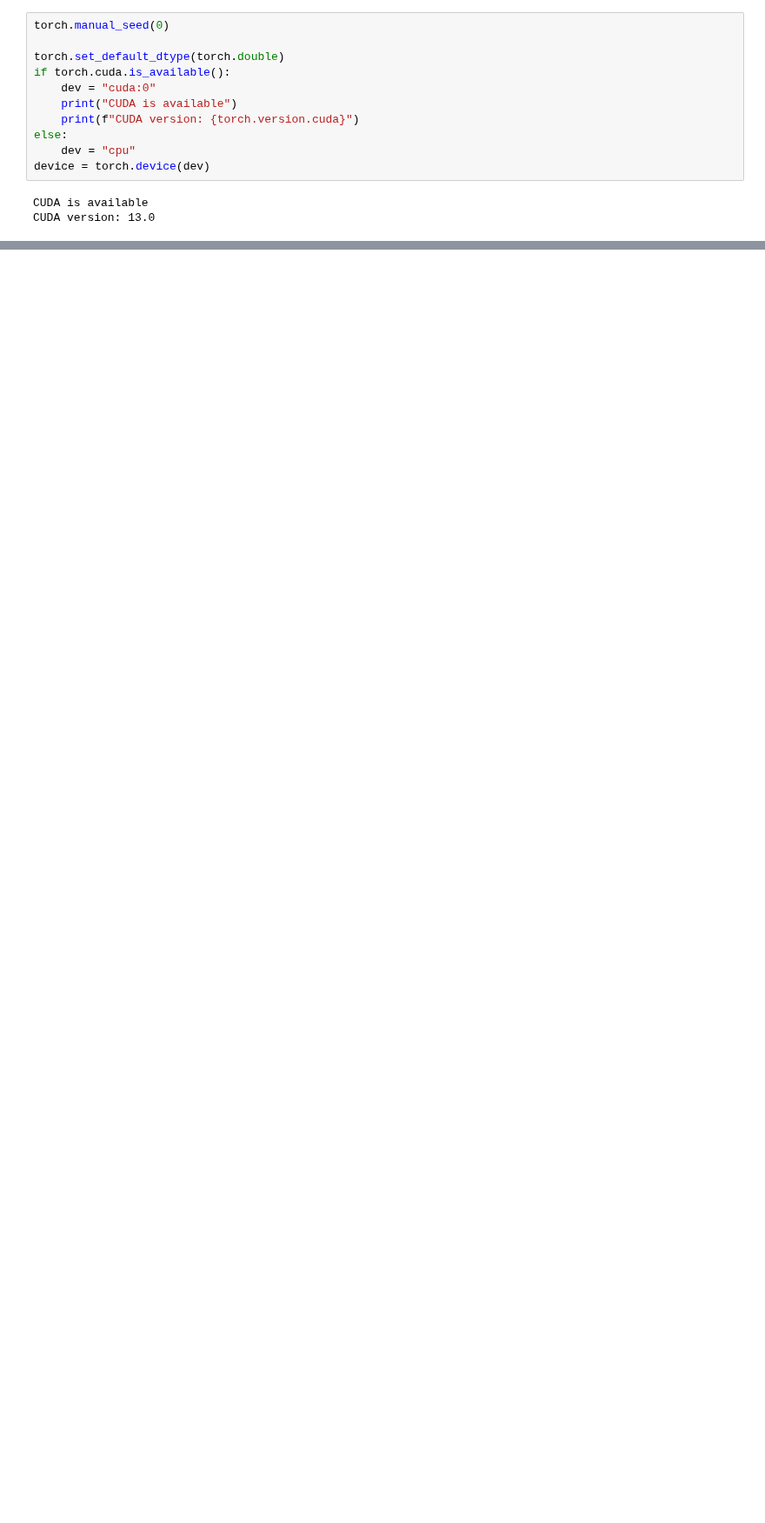
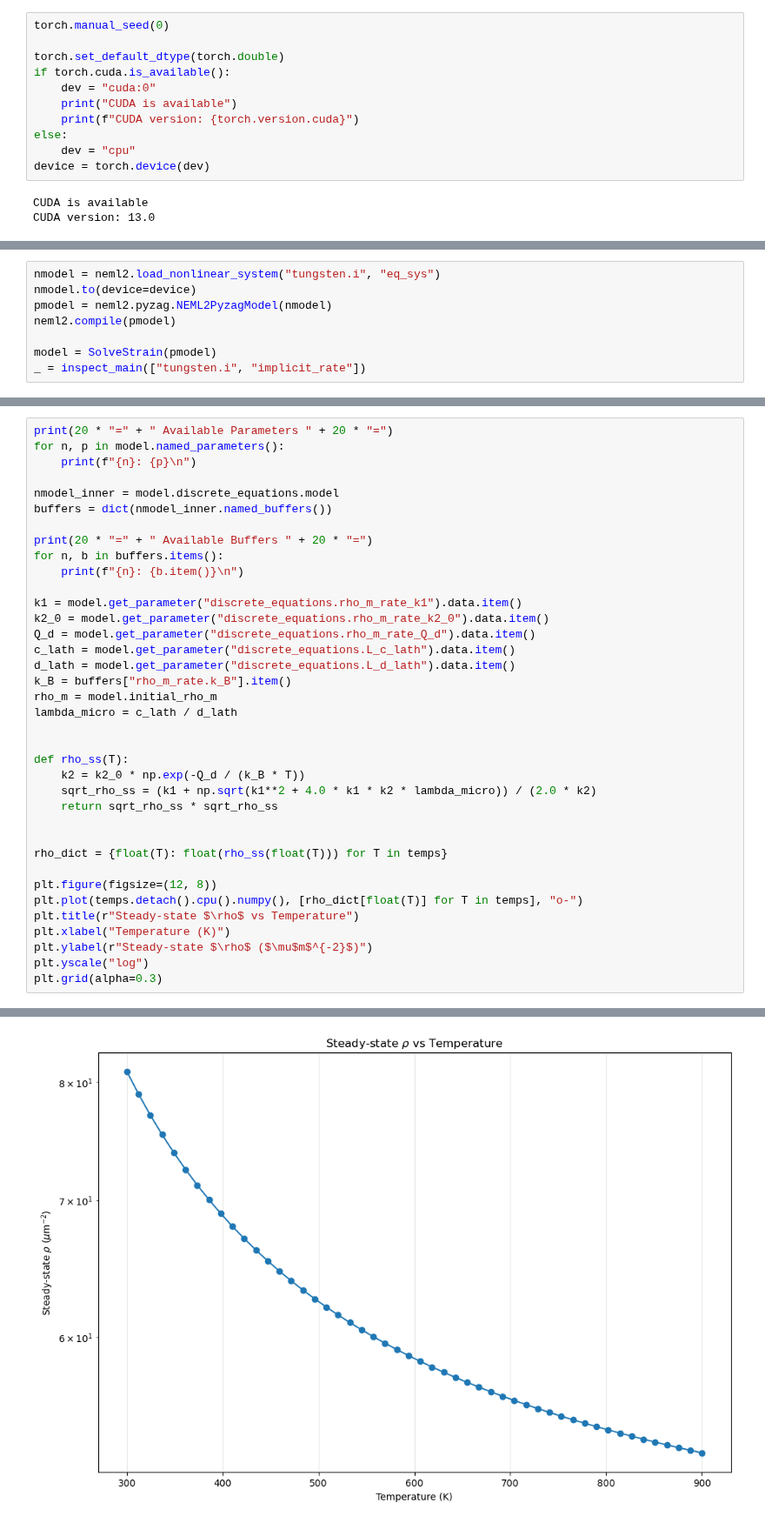
Before and after one commit to ColinMG2/neml2, a Jupyter notebook: cmg_projects/tungsten_deterministic.ipynb, the cells around one changed output, grey strips where cells are left out. Shown at 87% size. Saved outputs shown, nothing was run; the diff lists cells and outputs as text; blank space fills up the shorter version.

Commit message:
Model now runs as intended

```diff
--- a/cmg_projects/tungsten_deterministic.ipynb
+++ b/cmg_projects/tungsten_deterministic.ipynb
@@ -104,0 +126,8 @@ class SolveStrain(torch.nn.Module):
+# %%
+nmodel = neml2.load_nonlinear_system("tungsten.i", "eq_sys")
+nmodel.to(device=device)
+pmodel = neml2.pyzag.NEML2PyzagModel(nmodel)
+neml2.compile(pmodel)
+
+model = SolveStrain(pmodel)
+_ = inspect_main(["tungsten.i", "implicit_rate"])
@@ -104,0 +180,38 @@ class SolveStrain(torch.nn.Module):
+# %%
+print(20 * "=" + " Available Parameters " + 20 * "=")
+for n, p in model.named_parameters():
+    print(f"{n}: {p}\n")
+
+nmodel_inner = model.discrete_equations.model
+buffers = dict(nmodel_inner.named_buffers())
+
+print(20 * "=" + " Available Buffers " + 20 * "=")
+for n, b in buffers.items():
+    print(f"{n}: {b.item()}\n")
+
+k1 = model.get_parameter("discrete_equations.rho_m_rate_k1").data.item()
+k2_0 = model.get_parameter("discrete_equations.rho_m_rate_k2_0").data.item()
+Q_d = model.get_parameter("discrete_equations.rho_m_rate_Q_d").data.item()
+c_lath = model.get_parameter("discrete_equations.L_c_lath").data.item()
+d_lath = model.get_parameter("discrete_equations.L_d_lath").data.item()
+k_B = buffers["rho_m_rate.k_B"].item()
+rho_m = model.initial_rho_m
+lambda_micro = c_lath / d_lath
+
+
+def rho_ss(T):
+    k2 = k2_0 * np.exp(-Q_d / (k_B * T))
+    sqrt_rho_ss = (k1 + np.sqrt(k1**2 + 4.0 * k1 * k2 * lambda_micro)) / (2.0 * k2)
+    return sqrt_rho_ss * sqrt_rho_ss
+
+
+rho_dict = {float(T): float(rho_ss(float(T))) for T in temps}
+
+plt.figure(figsize=(12, 8))
+plt.plot(temps.detach().cpu().numpy(), [rho_dict[float(T)] for T in temps], "o-")
+plt.title(r"Steady-state $\rho$ vs Temperature")
+plt.xlabel("Temperature (K)")
+plt.ylabel(r"Steady-state $\rho$ ($\mu$m$^{-2}$)")
+plt.yscale("log")
+plt.grid(alpha=0.3)
+# %% [output]
@@ -104,0 +235 @@ class SolveStrain(torch.nn.Module):
+[figure, added]
```
Also changed, not shown: parts of 9 cells of this notebook, 44 other files.
